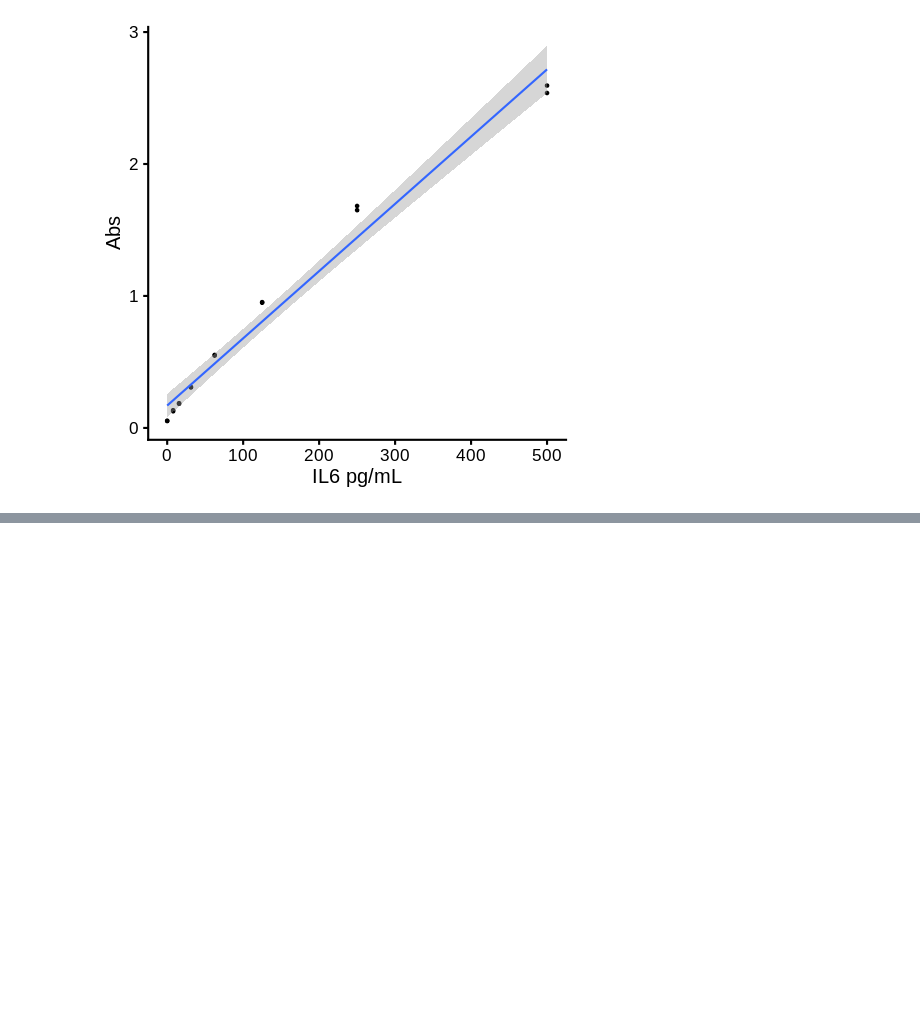
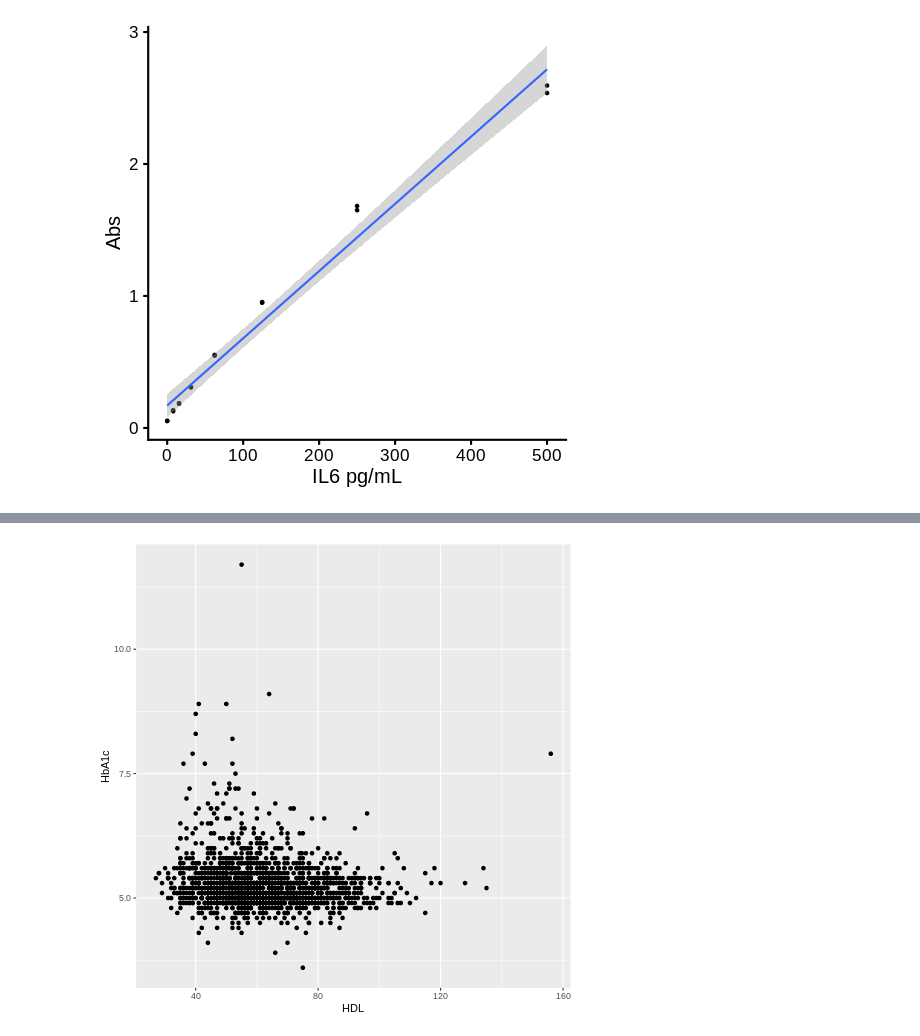
Before and after one commit to toryn13/UCL_education_2022, a Jupyter notebook: Rintro_Bioc0003.ipynb, the cells around one changed output, grey strips where cells are left out. Cells and saved outputs as stored; diff of their text form; code cells hidden in the pictures; blank space fills up the shorter version.

```diff
--- a/Rintro_Bioc0003.ipynb
+++ b/Rintro_Bioc0003.ipynb
@@ -490,0 +559,3 @@ WARNING:rpy2.rinterface_lib.callbacks:R[write to console]: `geom_smooth()` using
+# %%
+%%R
+lifedata<-read_csv("lifestyledata.csv")
@@ -490,0 +592,3 @@ WARNING:rpy2.rinterface_lib.callbacks:R[write to console]: `geom_smooth()` using
+# %%
+%%R
+lifedata2012<-lifedata%>%filter(`Year of data`==2012)
@@ -490,0 +617,5 @@ WARNING:rpy2.rinterface_lib.callbacks:R[write to console]: `geom_smooth()` using
+# %%
+%%R
+lifedata2012%>%ggplot(aes(HDL, HbA1c))+geom_point()
+# %% [output]
+[figure, added]
```
Also changed, not shown: parts of 15 cells of this notebook.
